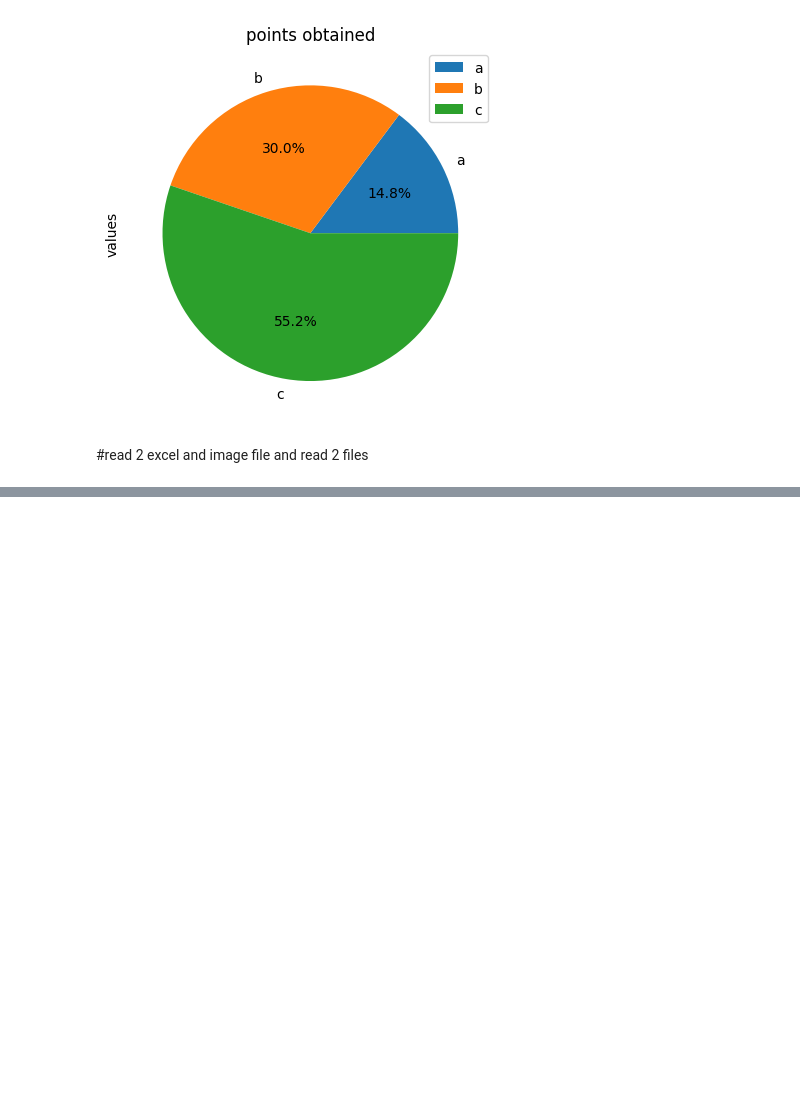
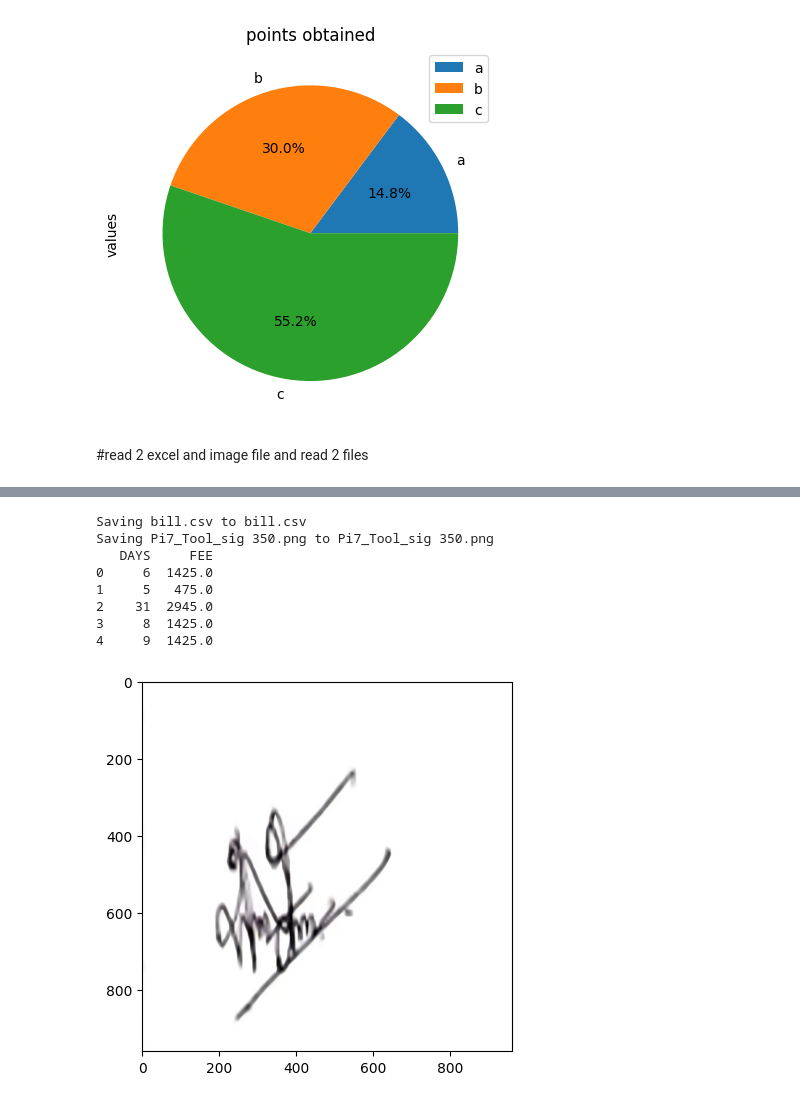
Before and after one commit to NeerajaJayanthy/Data-Visualisation-using-python, a Jupyter notebook: module_1.ipynb, the cells around one changed output, grey strips where cells are left out. Saved outputs shown, nothing was run; the diff lists cells and outputs as text; code cells hidden in the pictures; blank space fills up the shorter version.

```diff
--- a/module_1.ipynb
+++ b/module_1.ipynb
@@ -128,21 +128,24 @@ import io
 from PIL import Image
 import matplotlib.pyplot as plt
 from google.colab import files
-uploaded=files.upload()
-flag1=0
-flag2=0
 
-#for prtinting both csv files
+# Uploading files
+uploaded = files.upload()
+flag1 = 0
+flag2 = 0
 
-if flag1==0:
-  df=pd.read_csv(list(uploaded.keys())[0])
-  print(df.head)
-  flag2=1
-if flag2==1:
-  df=Image.open(io.BytesIO(uploaded.[pi7_Tool_sig350.png])
-  plt.imshow(df)
+# for printing both csv files
+if flag1 == 0:
+    df = pd.read_csv(list(uploaded.keys())[0])  # Corrected to access the first uploaded file
+    print(df.head())  # Corrected to call the head() method
+    flag2 = 1
 
+if flag2 == 1:
+    img = Image.open(io.BytesIO(uploaded[list(uploaded.keys())[1]]))  # Corrected to load the image
+    plt.imshow(img)
+    plt.show()
 
-pd.set_option('display.max_rows',None)
-pd.set_option('display.max_column',None)
+# Set pandas options to display all rows and columns
+pd.set_option('display.max_rows', None)
+pd.set_option('display.max_columns', None)
 # %% [output]
@@ -149,0 +155,9 @@ SyntaxError: invalid syntax (<ipython-input-35-ed86e7cb4ba1>, line 18)
+Saving bill.csv to bill.csv
+Saving Pi7_Tool_sig 350.png to Pi7_Tool_sig 350.png
+   DAYS     FEE
+0     6  1425.0
+1     5   475.0
+2    31  2945.0
+3     8  1425.0
+4     9  1425.0
+[figure, added]
```
Also changed, not shown: parts of 4 cells of this notebook.
